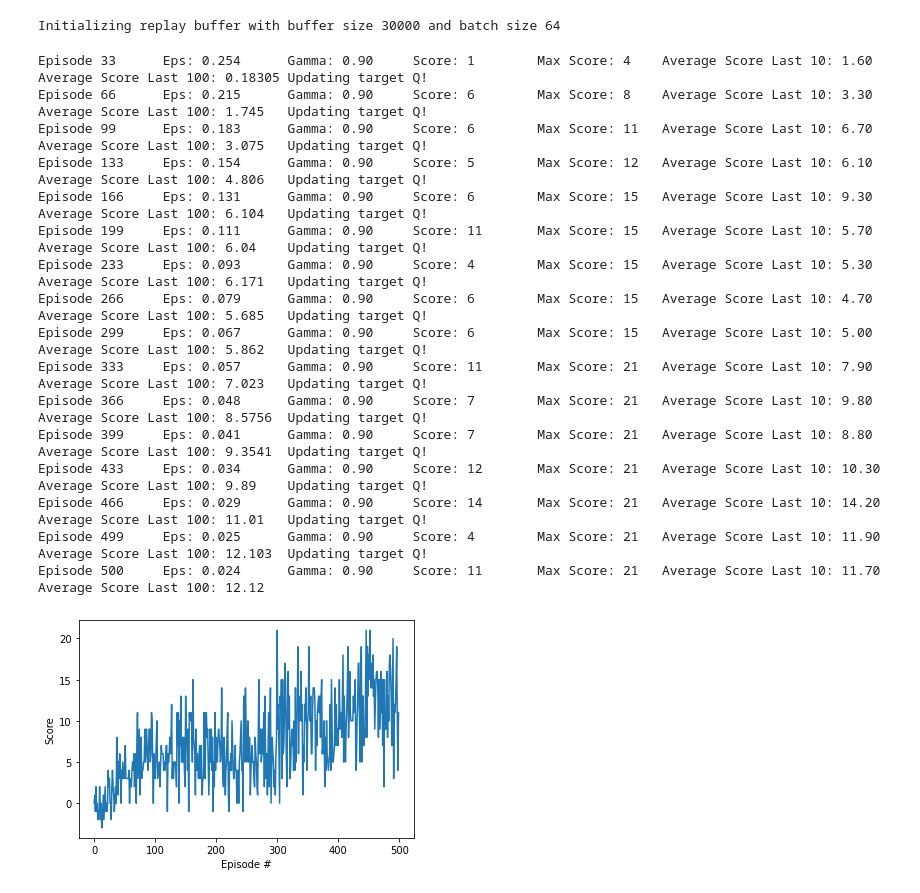
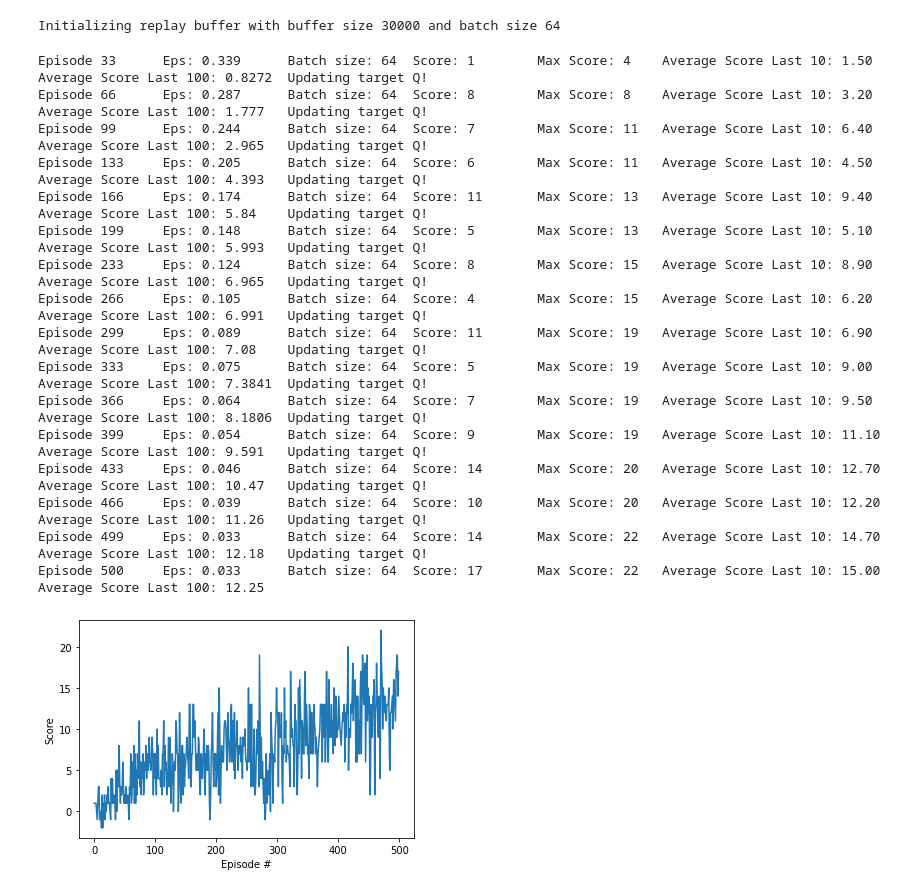
Before and after one commit to aaholmes/navigation, a Jupyter notebook: Navigation.ipynb, the cells around one changed output. Drawn from its saved outputs; the diff is of its cells as text; code cells hidden in the pictures.

```diff
--- a/Navigation.ipynb
+++ b/Navigation.ipynb
@@ -108,7 +108,7 @@ agent = Agent(state_size=state_size, action_size=action_size, seed=0)
 # %% [output]
 Initializing replay buffer with buffer size 30000 and batch size 64
 # %%
-def dqn(n_episodes=500, max_t=310, eps_start=0.3, eps_end=0.01, eps_decay=0.995, update_target_every=10000):
+def dqn(n_episodes=500, max_t=310, eps_start=0.4, eps_end=0.01, eps_decay=0.995, update_target_every=10000, update_batch_every=50000):
     """Deep Q-Learning.
 
     Params
@@ -138,49 +138,49 @@ def dqn(n_episodes=500, max_t=310, eps_start=0.3, eps_end=0.01, eps_decay=0.995,
             agent.step(state, action, reward, next_state, done)
             state = next_state
             score += reward
             tt += 1
             if tt % update_target_every == 0:
                 print("\tUpdating target Q!")
-                agent.hard_update()
+                agent.hard_update(tt % update_batch_every == 0)
             if done:
                 break
         scores_window.append(score)       # save most recent score
         scores_window_10.append(score)       # save most recent score
         scores.append(score)              # save most recent score
         max_score = max(score, max_score)
         eps = max(eps_end, eps_decay*eps) # decrease epsilon
-        print('\rEpisode {}\tEps: {:.3f}\tGamma: {:.2f}\tScore: {:d}\tMax Score: {:d}\tAverage Score Last 10: {:.2f}\tAverage Score Last 100: {:.2f}'.format(i_episode, eps, agent.gamma, int(score), int(max_score), np.mean(scores_window_10), np.mean(scores_window)), end="")
+        print('\rEpisode {}\tEps: {:.3f}\tBatch size: {:d}\tScore: {:d}\tMax Score: {:d}\tAverage Score Last 10: {:.2f}\tAverage Score Last 100: {:.2f}'.format(i_episode, eps, agent.batch_size, int(score), int(max_score), np.mean(scores_window_10), np.mean(scores_window)), end="")
         if np.mean(scores_window)>=13.0:
             print('\nEnvironment solved in {:d} episodes!\tEps: {:.3f}\tGamma: {:.2f}\tAverage Score: {:.2f}'.format(i_episode-100, eps, agent.gamma, np.mean(scores_window)))
             torch.save(agent.qnetwork_local.state_dict(), 'checkpoint.pth')
             break
     return scores
 
 scores = dqn()
 
 # plot the scores
 fig = plt.figure()
 ax = fig.add_subplot(111)
 plt.plot(np.arange(len(scores)), scores)
 plt.ylabel('Score')
 plt.xlabel('Episode #')
 plt.show()
 # 18 min for 500 episodes
 # %% [output]
-Episode 33      Eps: 0.254      Gamma: 0.90     Score: 1        Max Score: 4    Average Score Last 10: 1.60     Average Score Last 100: 0.18305 Updating target Q!
-Episode 66      Eps: 0.215      Gamma: 0.90     Score: 6        Max Score: 8    Average Score Last 10: 3.30     Average Score Last 100: 1.745   Updating target Q!
-Episode 99      Eps: 0.183      Gamma: 0.90     Score: 6        Max Score: 11   Average Score Last 10: 6.70     Average Score Last 100: 3.075   Updating target Q!
-Episode 133     Eps: 0.154      Gamma: 0.90     Score: 5        Max Score: 12   Average Score Last 10: 6.10     Average Score Last 100: 4.806   Updating target Q!
-Episode 166     Eps: 0.131      Gamma: 0.90     Score: 6        Max Score: 15   Average Score Last 10: 9.30     Average Score Last 100: 6.104   Updating target Q!
-Episode 199     Eps: 0.111      Gamma: 0.90     Score: 11       Max Score: 15   Average Score Last 10: 5.70     Average Score Last 100: 6.04    Updating target Q!
-Episode 233     Eps: 0.093      Gamma: 0.90     Score: 4        Max Score: 15   Average Score Last 10: 5.30     Average Score Last 100: 6.171   Updating target Q!
-Episode 266     Eps: 0.079      Gamma: 0.90     Score: 6        Max Score: 15   Average Score Last 10: 4.70     Average Score Last 100: 5.685   Updating target Q!
-Episode 299     Eps: 0.067      Gamma: 0.90     Score: 6        Max Score: 15   Average Score Last 10: 5.00     Average Score Last 100: 5.862   Updating target Q!
-Episode 333     Eps: 0.057      Gamma: 0.90     Score: 11       Max Score: 21   Average Score Last 10: 7.90     Average Score Last 100: 7.023   Updating target Q!
-Episode 366     Eps: 0.048      Gamma: 0.90     Score: 7        Max Score: 21   Average Score Last 10: 9.80     Average Score Last 100: 8.5756  Updating target Q!
-Episode 399     Eps: 0.041      Gamma: 0.90     Score: 7        Max Score: 21   Average Score Last 10: 8.80     Average Score Last 100: 9.3541  Updating target Q!
-Episode 433     Eps: 0.034      Gamma: 0.90     Score: 12       Max Score: 21   Average Score Last 10: 10.30    Average Score Last 100: 9.89    Updating target Q!
-Episode 466     Eps: 0.029      Gamma: 0.90     Score: 14       Max Score: 21   Average Score Last 10: 14.20    Average Score Last 100: 11.01   Updating target Q!
-Episode 499     Eps: 0.025      Gamma: 0.90     Score: 4        Max Score: 21   Average Score Last 10: 11.90    Average Score Last 100: 12.103  Updating target Q!
-Episode 500     Eps: 0.024      Gamma: 0.90     Score: 11       Max Score: 21   Average Score Last 10: 11.70    Average Score Last 100: 12.12
+Episode 33      Eps: 0.339      Batch size: 64  Score: 1        Max Score: 4    Average Score Last 10: 1.50     Average Score Last 100: 0.8272  Updating target Q!
+Episode 66      Eps: 0.287      Batch size: 64  Score: 8        Max Score: 8    Average Score Last 10: 3.20     Average Score Last 100: 1.777   Updating target Q!
+Episode 99      Eps: 0.244      Batch size: 64  Score: 7        Max Score: 11   Average Score Last 10: 6.40     Average Score Last 100: 2.965   Updating target Q!
+Episode 133     Eps: 0.205      Batch size: 64  Score: 6        Max Score: 11   Average Score Last 10: 4.50     Average Score Last 100: 4.393   Updating target Q!
+Episode 166     Eps: 0.174      Batch size: 64  Score: 11       Max Score: 13   Average Score Last 10: 9.40     Average Score Last 100: 5.84    Updating target Q!
+Episode 199     Eps: 0.148      Batch size: 64  Score: 5        Max Score: 13   Average Score Last 10: 5.10     Average Score Last 100: 5.993   Updating target Q!
+Episode 233     Eps: 0.124      Batch size: 64  Score: 8        Max Score: 15   Average Score Last 10: 8.90     Average Score Last 100: 6.965   Updating target Q!
+Episode 266     Eps: 0.105      Batch size: 64  Score: 4        Max Score: 15   Average Score Last 10: 6.20     Average Score Last 100: 6.991   Updating target Q!
+Episode 299     Eps: 0.089      Batch size: 64  Score: 11       Max Score: 19   Average Score Last 10: 6.90     Average Score Last 100: 7.08    Updating target Q!
+Episode 333     Eps: 0.075      Batch size: 64  Score: 5        Max Score: 19   Average Score Last 10: 9.00     Average Score Last 100: 7.3841  Updating target Q!
+Episode 366     Eps: 0.064      Batch size: 64  Score: 7        Max Score: 19   Average Score Last 10: 9.50     Average Score Last 100: 8.1806  Updating target Q!
+Episode 399     Eps: 0.054      Batch size: 64  Score: 9        Max Score: 19   Average Score Last 10: 11.10    Average Score Last 100: 9.591   Updating target Q!
+Episode 433     Eps: 0.046      Batch size: 64  Score: 14       Max Score: 20   Average Score Last 10: 12.70    Average Score Last 100: 10.47   Updating target Q!
+Episode 466     Eps: 0.039      Batch size: 64  Score: 10       Max Score: 20   Average Score Last 10: 12.20    Average Score Last 100: 11.26   Updating target Q!
+Episode 499     Eps: 0.033      Batch size: 64  Score: 14       Max Score: 22   Average Score Last 10: 14.70    Average Score Last 100: 12.18   Updating target Q!
+Episode 500     Eps: 0.033      Batch size: 64  Score: 17       Max Score: 22   Average Score Last 10: 15.00    Average Score Last 100: 12.25
-[figure, old version]
+[figure, new version]
```
Also changed, not shown: 1 other file.
